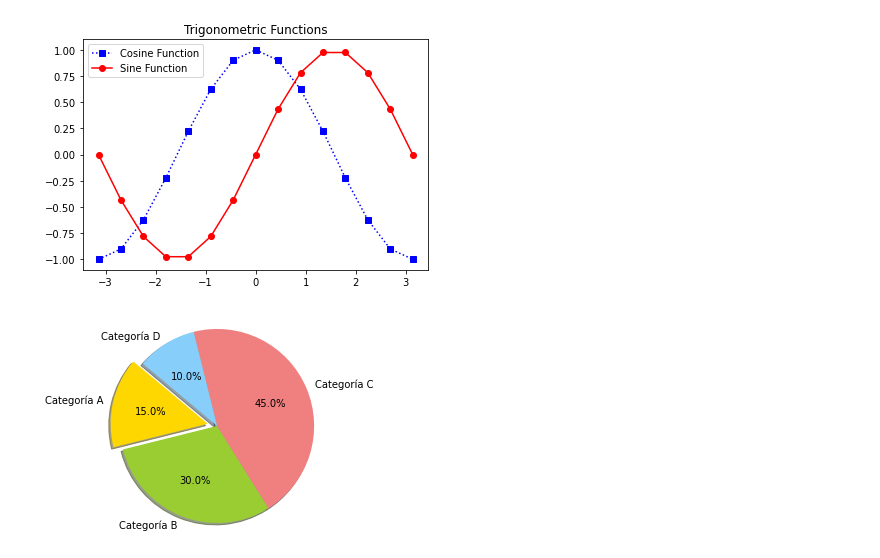
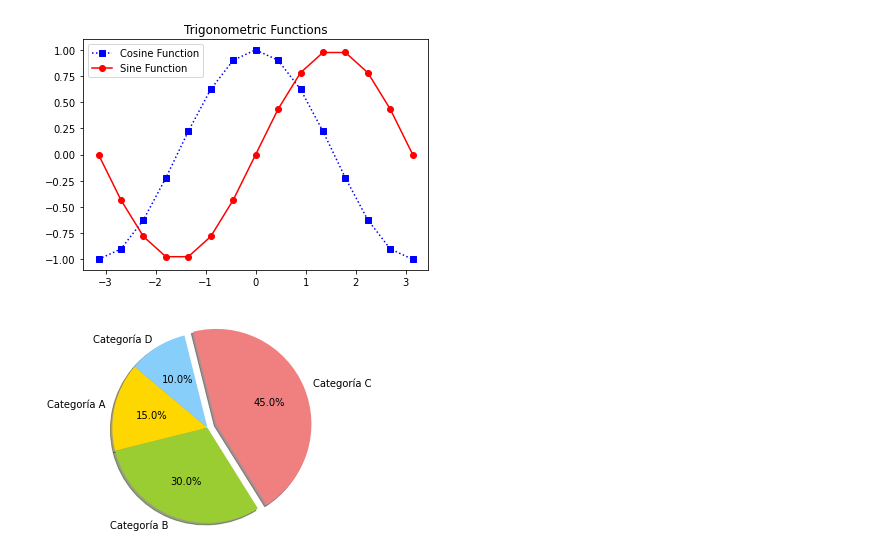
Before and after one commit to afmirandad/matPlotLib, a Jupyter notebook: matPlotLib.ipynb, the cells around one changed output. Cells and saved outputs as stored; diff of their text form; code cells hidden in the pictures.

```diff
--- a/matPlotLib.ipynb
+++ b/matPlotLib.ipynb
@@ -190,23 +190,23 @@ plt.show()
 # %%
 import matplotlib.pyplot as plt
 
 # Datos para el gráfico
 etiquetas = ['Categoría A', 'Categoría B', 'Categoría C', 'Categoría D']
 tamaños = [15, 30, 45, 10]
 
 # Configurar los colores de cada sección
 colores = ['gold', 'yellowgreen', 'lightcoral', 'lightskyblue']
 
 # "Explotar" una sección, es decir, separarla del resto
-explode = (0.1, 0, 0, 0)  # solo "explotar" la primera sección (Categoría A)
+explode = (0, 0, 0.1, 0)  # solo "explotar" la primera sección (Categoría A)
 
 # Crear gráfico de tarta
 plt.pie(tamaños, explode=explode, labels=etiquetas, colors=colores, autopct='%1.1f%%', shadow=True, startangle=140)
 
 # Asegurarse de que el gráfico se muestre como un círculo
 plt.axis('equal')
 
 # Mostrar el gráfico
 plt.show()
 # %% [output]
-[figure, old version]
+[figure, new version]
```
Also changed, not shown: parts of 4 cells of this notebook.
